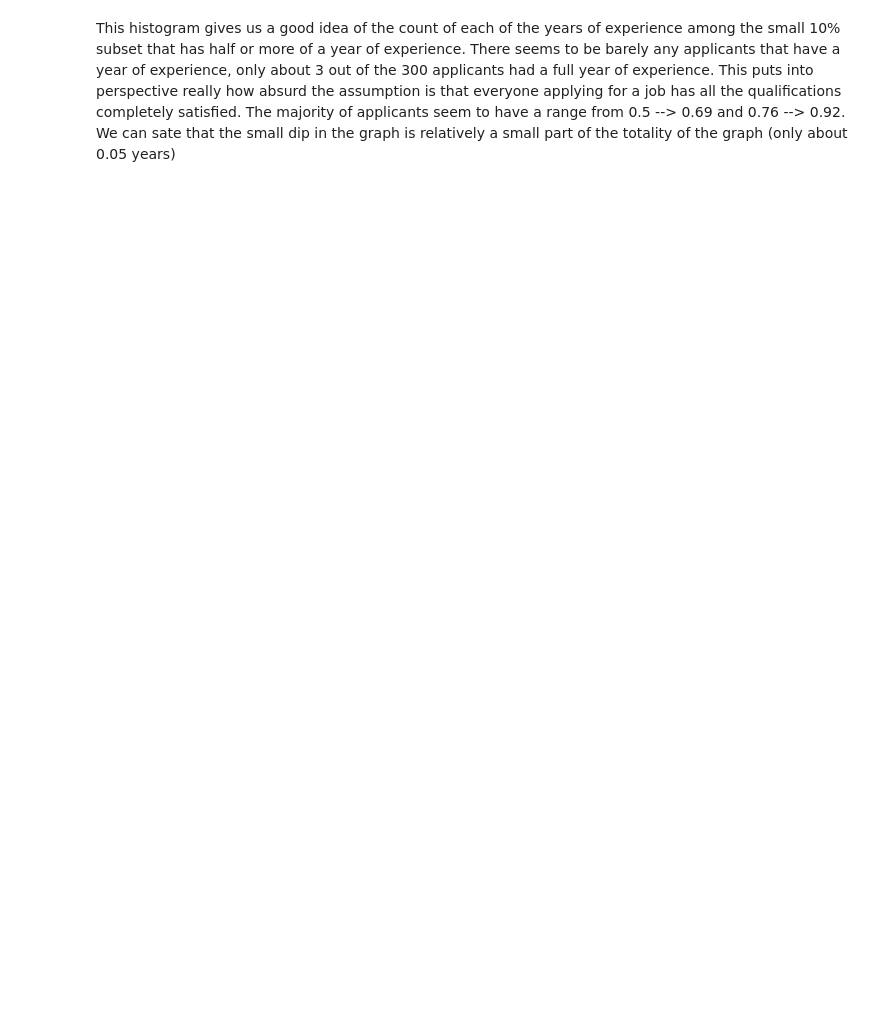
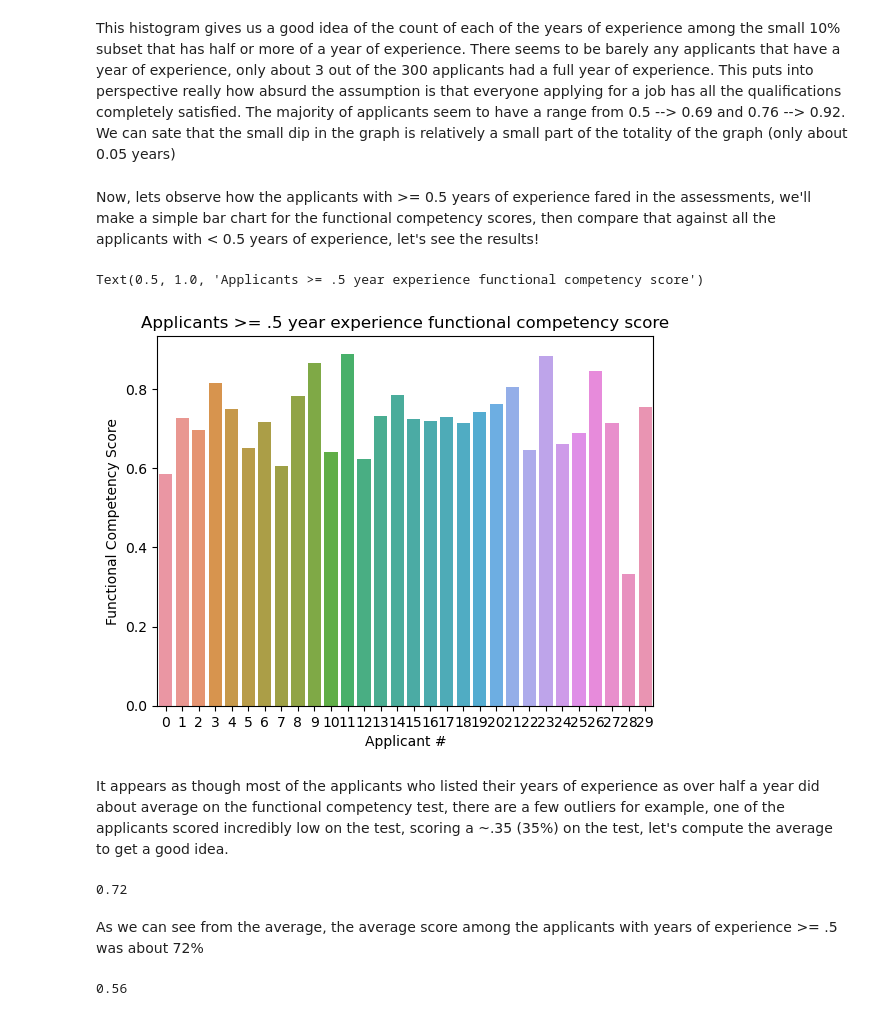
Before and after one commit to cthacker-udel/MLIntro, a Jupyter notebook: notebooks/hr_competency/index.ipynb, the cells around one changed output. Saved outputs shown, nothing was run; the diff lists cells and outputs as text; code cells hidden in the pictures; blank space fills up the shorter version.

```diff
--- a/notebooks/hr_competency/index.ipynb
+++ b/notebooks/hr_competency/index.ipynb
@@ -112,2 +121,26 @@ sns.histplot(expert_years['years_of_experience'], stat='count')
 # %% [markdown]
 This histogram gives us a good idea of the count of each of the years of experience among the small 10% subset that has half or more of a year of experience. There seems to be barely any applicants that have a year of experience, only about 3 out of the 300 applicants had a full year of experience. This puts into perspective really how absurd the assumption is that everyone applying for a job has all the qualifications completely satisfied. The majority of applicants seem to have a range from 0.5 --> 0.69 and 0.76 --> 0.92. We can sate that the small dip in the graph is relatively a small part of the totality of the graph (only about 0.05 years)
+# %% [markdown]
+Now, lets observe how the applicants with >= 0.5 years of experience fared in the assessments, we'll make a simple bar chart for the functional competency scores, then compare that against all the applicants with < 0.5 years of experience, let's see the results!
+# %%
+number_of_people_greater_than_half_year_experience = expert_years.shape[0]
+
+axes = sns.barplot(np.arange(0, number_of_people_greater_than_half_year_experience), expert_years['functional_competency_score'])
+axes.set_xlabel("Applicant #")
+axes.set_ylabel("Functional Competency Score")
+axes.set_title("Applicants >= .5 year experience functional competency score")
+# %% [output]
+Text(0.5, 1.0, 'Applicants >= .5 year experience functional competency score')
+[figure, added]
+# %% [markdown]
+It appears as though most of the applicants who listed their years of experience as over half a year did about average on the functional competency test, there are a few outliers for example, one of the applicants scored incredibly low on the test, scoring a ~.35 (35%) on the test, let's compute the average to get a good idea.
+# %%
+round(np.average(expert_years['functional_competency_score']), 2)
+# %% [output]
+0.72
+# %% [markdown]
+As we can see from the average, the average score among the applicants with years of experience >= .5 was about 72%
+# %%
+round(np.average(non_expert_years['functional_competency_score']), 2)
+# %% [output]
+0.56
```
Also changed, not shown: parts of 37 cells of this notebook.
